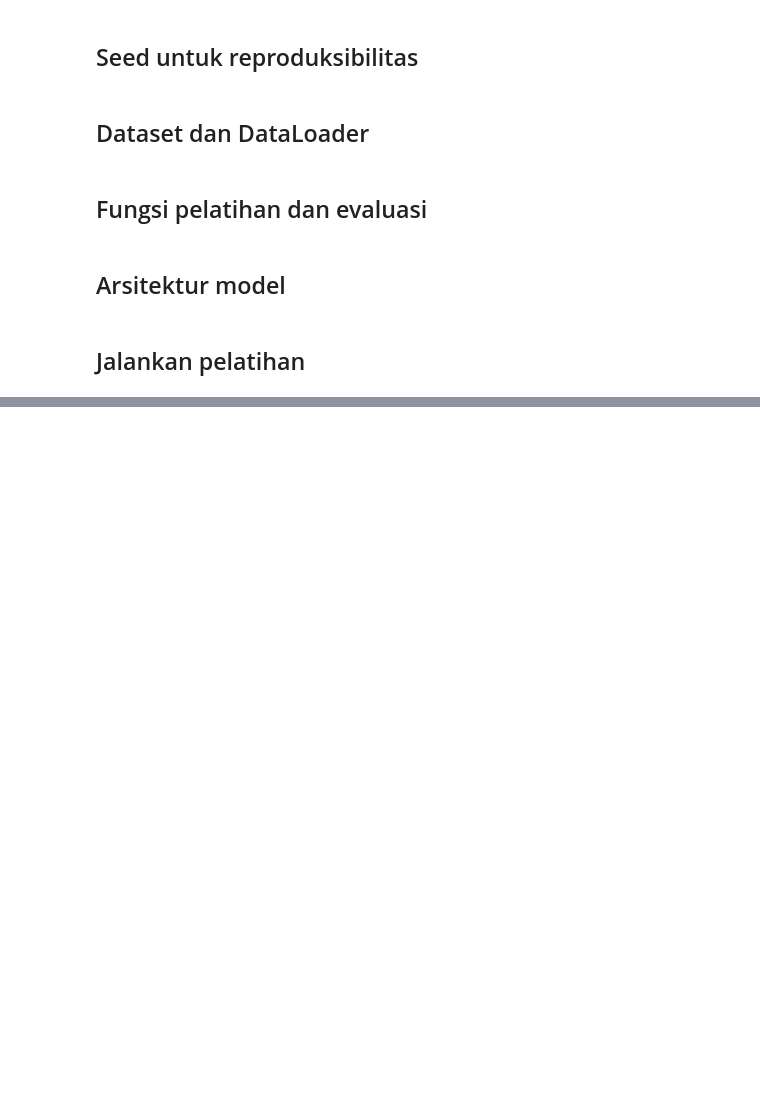
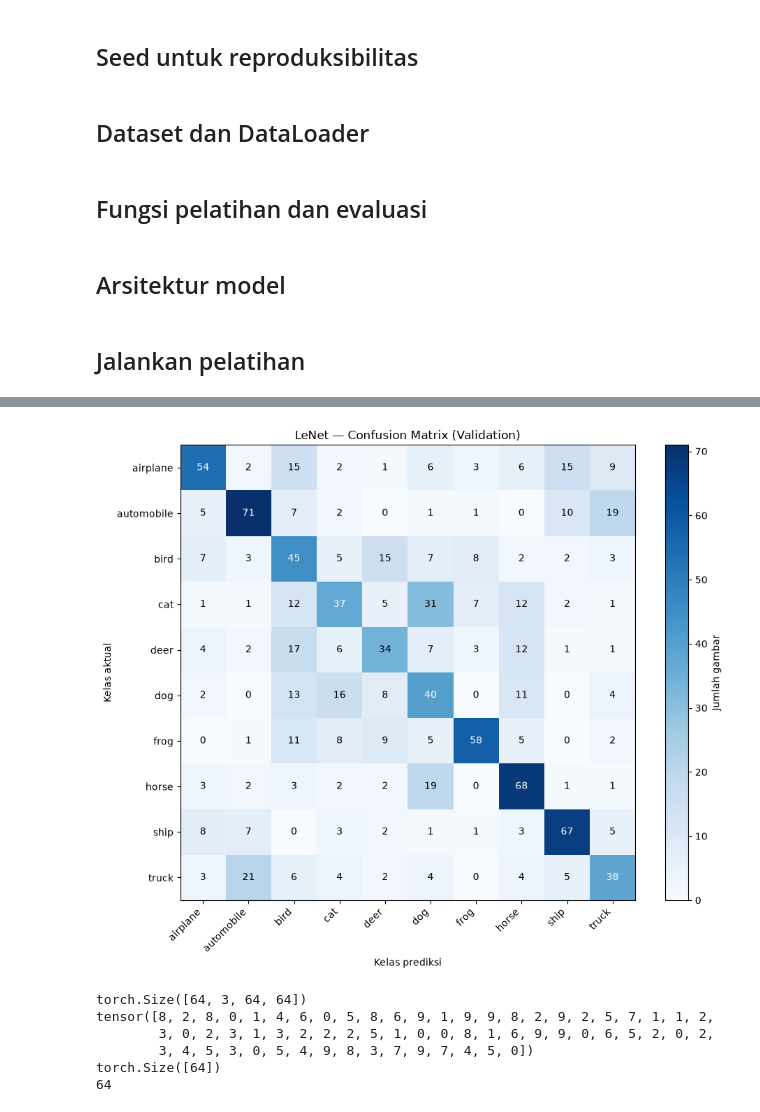
Before and after one commit to kemasverii/hands-on-cnn, a Jupyter notebook: notebooks/01_lenet_cifar10.ipynb, the cells around one changed output, grey strips where cells are left out. Cells and saved outputs as stored; diff of their text form; code cells hidden in the pictures; blank space fills up the shorter version.

```diff
--- a/notebooks/01_lenet_cifar10.ipynb
+++ b/notebooks/01_lenet_cifar10.ipynb
@@ -159,0 +225,56 @@ run_training(LeNet, "LeNet")
+# %%
+import matplotlib.pyplot as plt
+
+@torch.no_grad()
+def get_confusion_matrix(model, loader, device, num_classes):
+    model.eval()
+    matrix = torch.zeros((num_classes, num_classes), dtype=torch.int64)
+    for images, labels in loader:
+        predictions = model(images.to(device)).argmax(dim=1).cpu()
+        indices = labels.cpu() * num_classes + predictions
+        matrix += torch.bincount(indices, minlength=num_classes ** 2).reshape(num_classes, num_classes)
+    return matrix
+
+if any(name not in globals() for name in ("trained_model", "val_loader", "device")):
+    raise RuntimeError("Jalankan ulang sel fungsi pelatihan dan sel pelatihan terlebih dahulu.")
+
+class_names = val_loader.dataset.dataset.classes
+num_classes = len(class_names)
+confusion_matrix = get_confusion_matrix(trained_model, val_loader, device, num_classes)
+
+fig, ax = plt.subplots(figsize=(10, 8))
+image = ax.imshow(confusion_matrix.numpy(), cmap="Blues", interpolation="nearest")
+fig.colorbar(image, ax=ax, label="Jumlah gambar")
+ax.set_xticks(range(num_classes), labels=class_names, rotation=45, ha="right")
+ax.set_yticks(range(num_classes), labels=class_names)
+ax.set_xlabel("Kelas prediksi")
+ax.set_ylabel("Kelas aktual")
+ax.set_title("LeNet — Confusion Matrix (Validation)")
+
+threshold = confusion_matrix.max().item() / 2
+for row in range(num_classes):
+    for col in range(num_classes):
+        count = confusion_matrix[row, col].item()
+        ax.text(col, row, str(count), ha="center", va="center",
+                color="white" if count > threshold else "black")
+
+plt.tight_layout()
+plt.show()
+# %% [output]
+[figure, added]
+# %%
+train_loader, val_loader, num_classes = get_dataloaders()
+
+# Mengambil batch pertama
+images, labels = next(iter(train_loader))
+print(images.shape)
+print(labels)
+print(labels.size())   # Bentuk tensor label
+print(labels.size(0))  # Jumlah gambar dalam batch
+# %% [output]
+torch.Size([64, 3, 64, 64])
+tensor([8, 2, 8, 0, 1, 4, 6, 0, 5, 8, 6, 9, 1, 9, 9, 8, 2, 9, 2, 5, 7, 1, 1, 2,
+        3, 0, 2, 3, 1, 3, 2, 2, 2, 5, 1, 0, 0, 8, 1, 6, 9, 9, 0, 6, 5, 2, 0, 2,
+        3, 4, 5, 3, 0, 5, 4, 9, 8, 3, 7, 9, 7, 4, 5, 0])
+torch.Size([64])
+64
```
Also changed, not shown: parts of 7 cells of this notebook, 9 other files.
